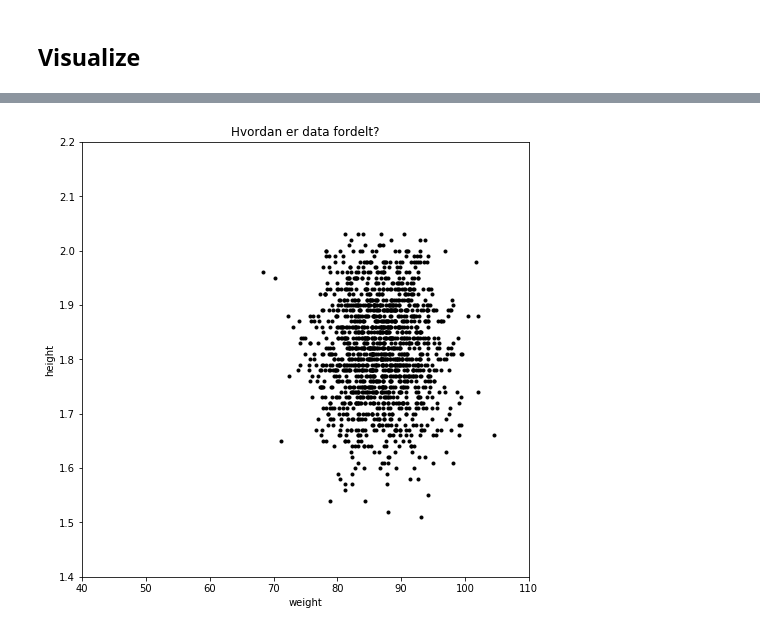
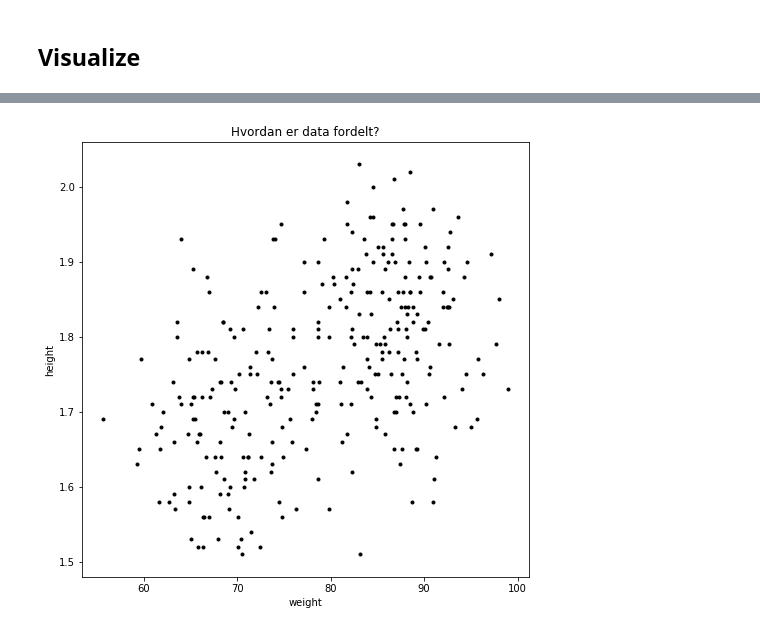
Before and after one commit to jessalfredsen/intro_to_machine_learning, a Jupyter notebook: kmeans.ipynb, the cells around one changed output, grey strips where cells are left out. Saved outputs shown, nothing was run; the diff lists cells and outputs as text; code cells hidden in the pictures.

```diff
--- a/kmeans.ipynb
+++ b/kmeans.ipynb
@@ -93,6 +97,8 @@ df.head(5)
 | 2 | 2410936634 | Thisted | 337835 | 1.66 | 73.7 | 28.4 | woman | 1993 | 10 | 24 | ... |
 | 3 | 1605952976 | København | 273928 | 1.71 | 74.2 | 46.8 | woman | 1995 | 05 | 16 | ... |
 | 4 | 2802942759 | Silkeborg | 318220 | 1.91 | 83.8 | 6.3 | man | 1994 | 02 | 28 | ... |
+# %%
+df = df.iloc[:1500]
 # %% [markdown]
 ## Split into train and test set
 # %%
@@ -209,12 +280,16 @@ weights = np.random.choice(weights, size=N)
+# %%
+weights = X_test[:,0]
+
+heights = X_test[:,1]
 # %%
 import matplotlib.pyplot as plt
 
 plt.figure(figsize=(8,8))
-plt.plot(weights, heights, 'k.')
-plt.axis([40, 110, 1.4, 2.2])
+plt.scatter(weights, heights, c='k', marker='.')
+# plt.axis([40, 110, 1.4, 2.2])
 plt.xlabel('weight')
 plt.ylabel('height')
 plt.title('Hvordan er data fordelt?')
 plt.show()
 # %% [output]
-[figure, old version]
+[figure, new version]
```
Also changed, not shown: parts of 24 cells of this notebook, 2 other files.
